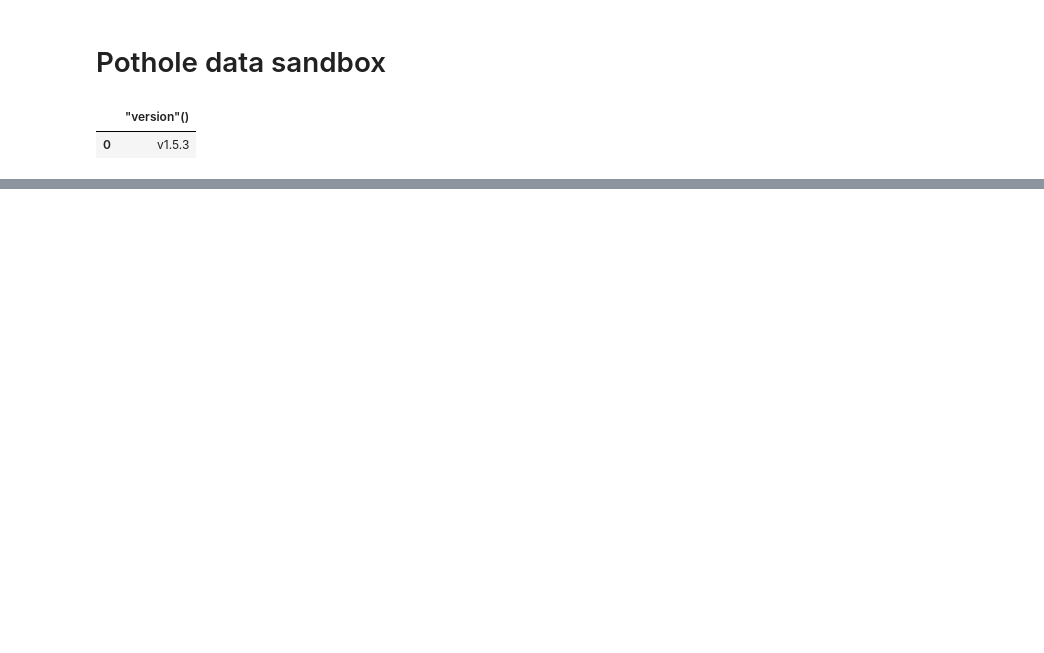
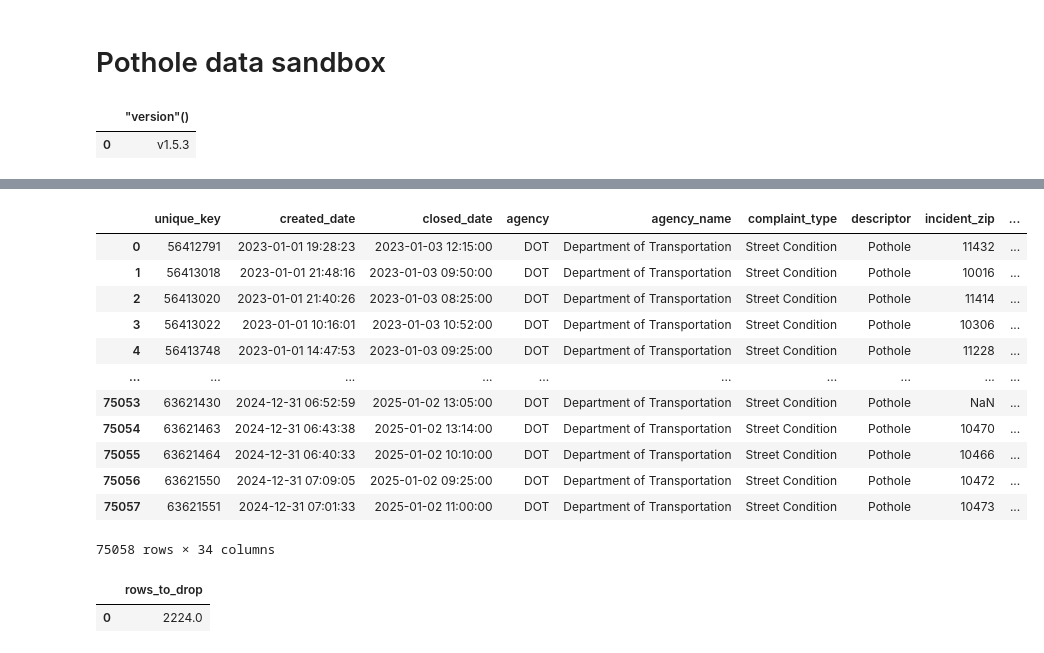
Before and after one commit to amnion/nyc-potholes, a Jupyter notebook: sandbox.ipynb, the cells around one changed output, grey strips where cells are left out. Saved outputs shown, nothing was run; the diff lists cells and outputs as text; code cells hidden in the pictures; blank space fills up the shorter version.

```diff
--- a/sandbox.ipynb
+++ b/sandbox.ipynb
@@ -66,0 +382,43 @@ con.sql("""
+# %%
+pd.reset_option('display.max_rows')
+
+con.sql(f"""
+    SELECT *,
+    ROW_NUMBER() OVER (
+        PARTITION BY latitude, longitude, DATE(created_date)
+        ORDER BY created_date ASC
+        ) AS row_num
+    FROM raw_311
+    ORDER BY unique_key ASC
+""").df()
+# %% [output]
+|  | unique_key | created_date | closed_date | agency | agency_name | complaint_type | descriptor | incident_zip | ... |
+| 0 | 56412791 | 2023-01-01 19:28:23 | 2023-01-03 12:15:00 | DOT | Department of Transportation | Street Condition | Pothole | 11432 | ... |
+| 1 | 56413018 | 2023-01-01 21:48:16 | 2023-01-03 09:50:00 | DOT | Department of Transportation | Street Condition | Pothole | 10016 | ... |
+| 2 | 56413020 | 2023-01-01 21:40:26 | 2023-01-03 08:25:00 | DOT | Department of Transportation | Street Condition | Pothole | 11414 | ... |
+| 3 | 56413022 | 2023-01-01 10:16:01 | 2023-01-03 10:52:00 | DOT | Department of Transportation | Street Condition | Pothole | 10306 | ... |
+| 4 | 56413748 | 2023-01-01 14:47:53 | 2023-01-03 09:25:00 | DOT | Department of Transportation | Street Condition | Pothole | 11228 | ... |
+| ... | ... | ... | ... | ... | ... | ... | ... | ... | ... |
+| 75053 | 63621430 | 2024-12-31 06:52:59 | 2025-01-02 13:05:00 | DOT | Department of Transportation | Street Condition | Pothole | NaN | ... |
+| 75054 | 63621463 | 2024-12-31 06:43:38 | 2025-01-02 13:14:00 | DOT | Department of Transportation | Street Condition | Pothole | 10470 | ... |
+| 75055 | 63621464 | 2024-12-31 06:40:33 | 2025-01-02 10:10:00 | DOT | Department of Transportation | Street Condition | Pothole | 10466 | ... |
+| 75056 | 63621550 | 2024-12-31 07:09:05 | 2025-01-02 09:25:00 | DOT | Department of Transportation | Street Condition | Pothole | 10472 | ... |
+| 75057 | 63621551 | 2024-12-31 07:01:33 | 2025-01-02 11:00:00 | DOT | Department of Transportation | Street Condition | Pothole | 10473 | ... |
+75058 rows × 34 columns
+# %%
+pd.reset_option('display.max_rows')
+
+con.sql(f"""
+    SELECT
+    SUM(n_in_group - 1) AS rows_to_drop
+FROM (
+    SELECT latitude, longitude, DATE(created_date), COUNT(*) AS n_in_group
+    FROM raw_311
+    WHERE latitude IS NOT NULL  -- can't dedupe rows without coordinates
+    GROUP BY 1, 2, 3
+    HAVING COUNT(*) > 1
+)
+""").df()
+# %% [output]
+|  | rows_to_drop |
+| 0 | 2224.0 |
```
Also changed, not shown: parts of 17 cells of this notebook, 10 other files.
